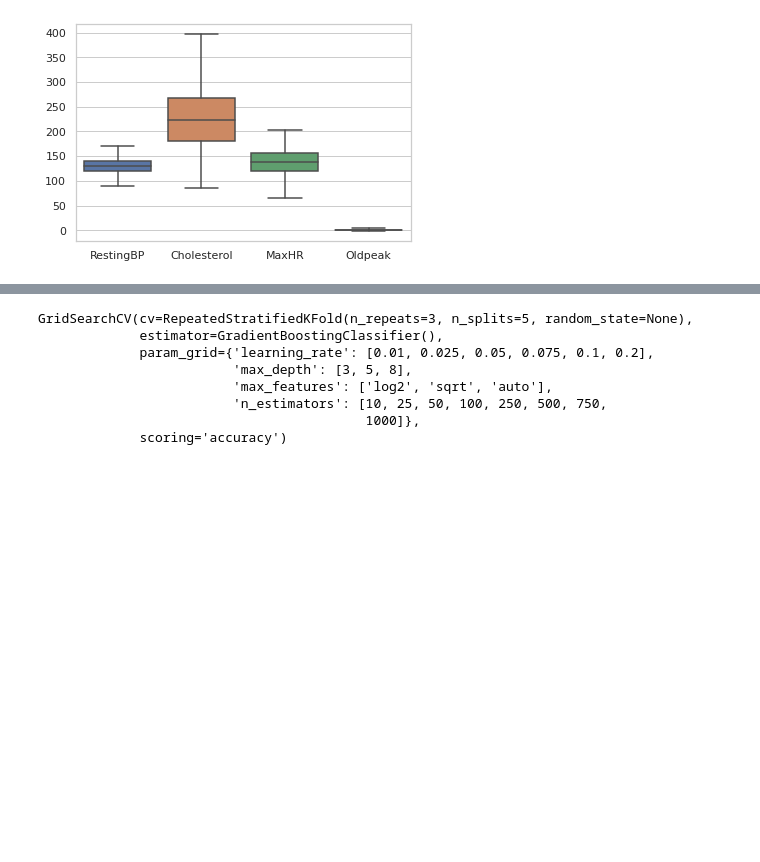
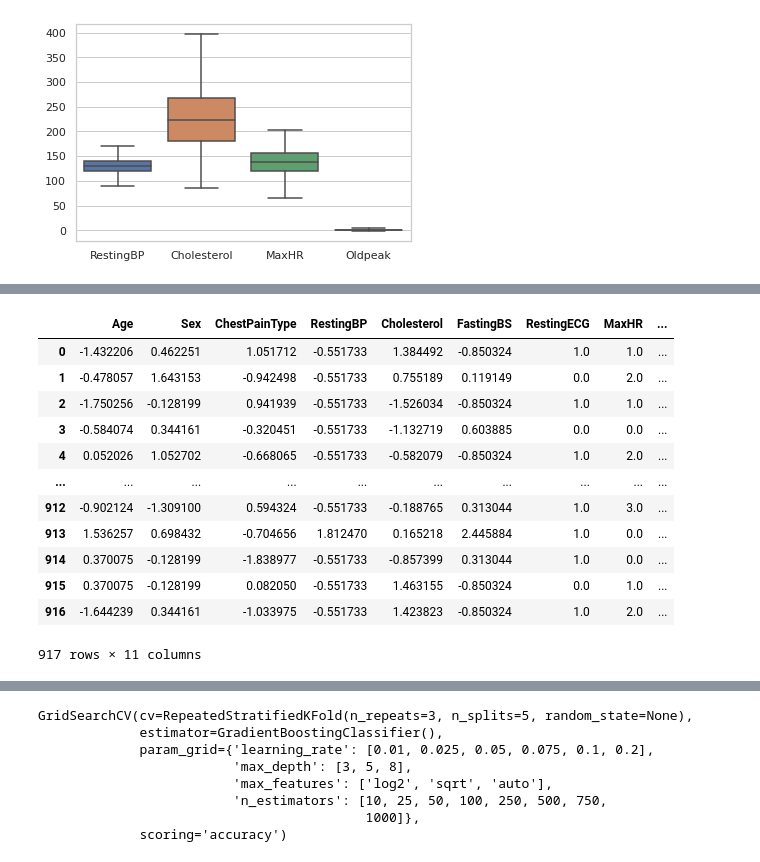
Before and after one commit to mcgmed/Machine-Learning-Projects, a Jupyter notebook: heart-failure-prediction-gradient-boosting.ipynb, the cells around one changed output, grey strips where cells are left out. Drawn from its saved outputs; the diff is of its cells as text; code cells hidden in the pictures; blank space fills up the shorter version.

Commit message:
Kaggle Notebook | Heart Failure Prediction - Gradient Boosting

```diff
--- a/heart-failure-prediction-gradient-boosting.ipynb
+++ b/heart-failure-prediction-gradient-boosting.ipynb
@@ -163,0 +223,3 @@ I think it looks like better.
+# %%
+X = data.drop('HeartDisease', axis=1)
+y = pd.DataFrame(data['HeartDisease'])
@@ -163,0 +236,31 @@ I think it looks like better.
+# %%
+from sklearn.preprocessing import StandardScaler, OrdinalEncoder
+from sklearn.pipeline import make_pipeline
+from sklearn.compose import make_column_transformer
+
+features_num = X.select_dtypes(['float64', 'int64']).columns
+features_cat = X.select_dtypes(['object']).columns
+
+transformer_num = make_pipeline(StandardScaler())
+transformer_cat = make_pipeline(OrdinalEncoder())
+
+preprocessor = make_column_transformer((transformer_num, features_num),
+                                       (transformer_cat, features_cat)
+                                      )
+
+X_preprocessed = pd.DataFrame(preprocessor.fit_transform(X), columns=X.columns)
+X_preprocessed
+# %% [output]
+|  | Age | Sex | ChestPainType | RestingBP | Cholesterol | FastingBS | RestingECG | MaxHR | ... |
+| 0 | -1.432206 | 0.462251 | 1.051712 | -0.551733 | 1.384492 | -0.850324 | 1.0 | 1.0 | ... |
+| 1 | -0.478057 | 1.643153 | -0.942498 | -0.551733 | 0.755189 | 0.119149 | 0.0 | 2.0 | ... |
+| 2 | -1.750256 | -0.128199 | 0.941939 | -0.551733 | -1.526034 | -0.850324 | 1.0 | 1.0 | ... |
+| 3 | -0.584074 | 0.344161 | -0.320451 | -0.551733 | -1.132719 | 0.603885 | 0.0 | 0.0 | ... |
+| 4 | 0.052026 | 1.052702 | -0.668065 | -0.551733 | -0.582079 | -0.850324 | 1.0 | 2.0 | ... |
+| ... | ... | ... | ... | ... | ... | ... | ... | ... | ... |
+| 912 | -0.902124 | -1.309100 | 0.594324 | -0.551733 | -0.188765 | 0.313044 | 1.0 | 3.0 | ... |
+| 913 | 1.536257 | 0.698432 | -0.704656 | 1.812470 | 0.165218 | 2.445884 | 1.0 | 0.0 | ... |
+| 914 | 0.370075 | -0.128199 | -1.838977 | -0.551733 | -0.857399 | 0.313044 | 1.0 | 0.0 | ... |
+| 915 | 0.370075 | -0.128199 | 0.082050 | -0.551733 | 1.463155 | -0.850324 | 0.0 | 1.0 | ... |
+| 916 | -1.644239 | 0.344161 | -1.033975 | -0.551733 | 1.423823 | -0.850324 | 1.0 | 2.0 | ... |
+917 rows × 11 columns
```
Also changed, not shown: parts of 35 cells of this notebook.
